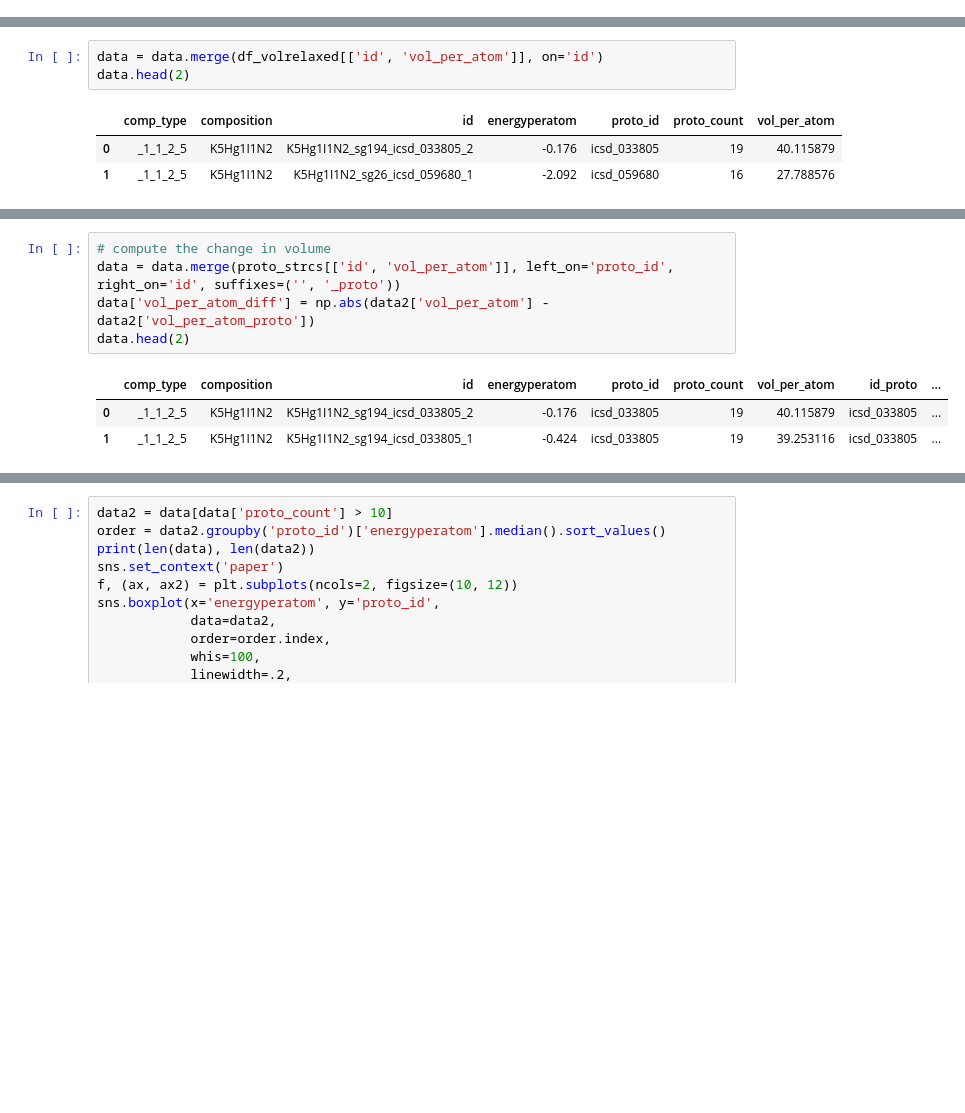
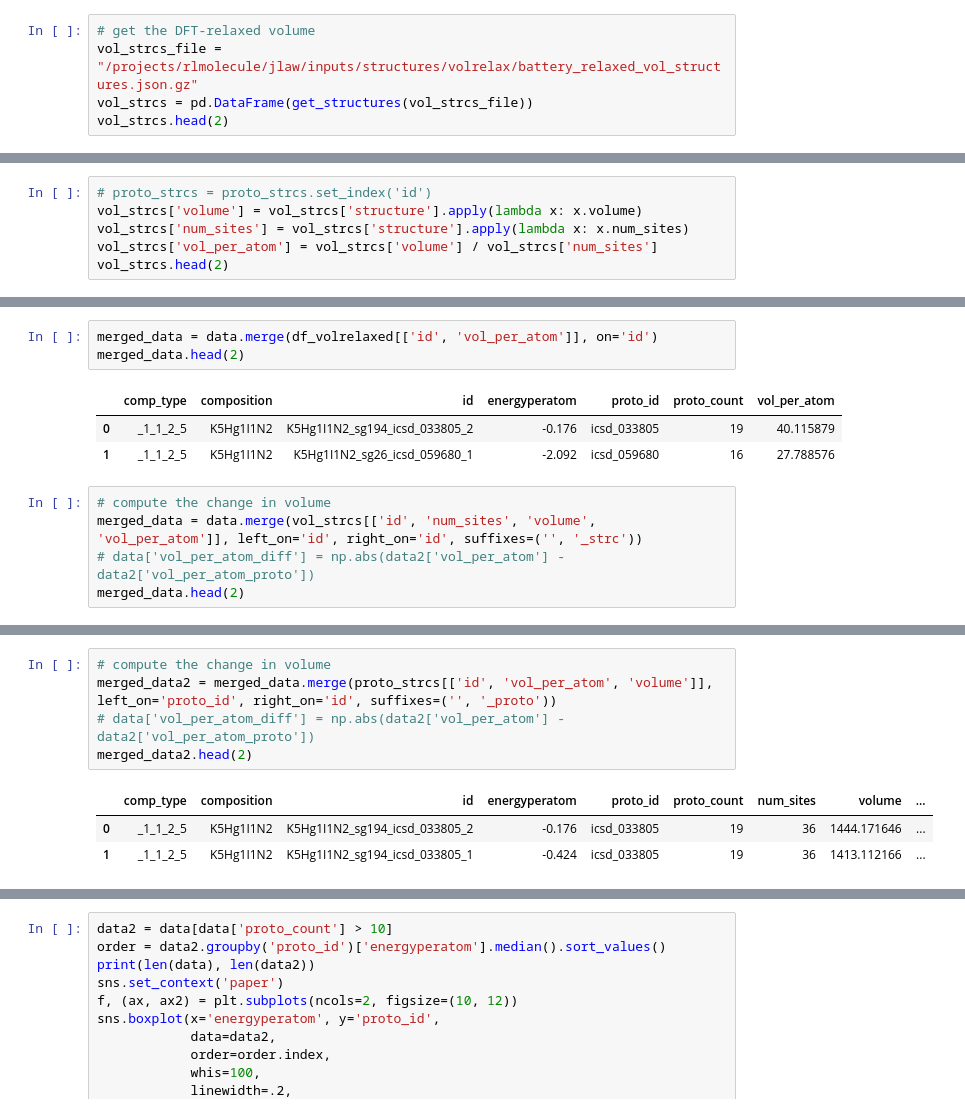
Before and after one commit to pstjohn/crystal-gnn-nfp-0.3, a Jupyter notebook: notebooks/20220326_volrelax_by_proto.ipynb, the cells around one changed output, grey strips where cells are left out. Saved outputs shown, nothing was run; the diff lists cells and outputs as text; blank space fills up the shorter version.

```diff
--- a/notebooks/20220326_volrelax_by_proto.ipynb
+++ b/notebooks/20220326_volrelax_by_proto.ipynb
@@ -144,3 +140,8 @@ proto_strcs.head(2)
 |  | rlcrystal_id | structure | id | volume | num_sites | vol_per_atom |
 | 0 | _1_1_1_2_3|orthorhombic|POSCAR_sg... | [[12.70681846 1.413475 0.1000818 ... | icsd_174512 | 467.617802 | 32 | 14.613056 |
 | 1 | _1_1_1_2_3|orthorhombic|POSCAR_sg... | [[ 6.13025 9.783375 17.3280125] K... | icsd_079945 | 1712.774790 | 128 | 13.381053 |
+# %%
+# get the DFT-relaxed volume
+vol_strcs_file = "/projects/rlmolecule/jlaw/inputs/structures/volrelax/battery_relaxed_vol_structures.json.gz"
+vol_strcs = pd.DataFrame(get_structures(vol_strcs_file))
+vol_strcs.head(2)
@@ -146,0 +152,6 @@ proto_strcs.head(2)
+# %%
+# proto_strcs = proto_strcs.set_index('id')
+vol_strcs['volume'] = vol_strcs['structure'].apply(lambda x: x.volume)
+vol_strcs['num_sites'] = vol_strcs['structure'].apply(lambda x: x.num_sites)
+vol_strcs['vol_per_atom'] = vol_strcs['volume'] / vol_strcs['num_sites']
+vol_strcs.head(2)
@@ -185,9 +200,14 @@ df_volrelaxed.head(2)
 | 0 | Zn1La3I2P3_sg189_icsd_076297_1 | [[1.55036141 2.68529936 0. ] La, ... | 234.748222 | 9 | 26.083136 | icsd_076297 |
 | 1 | Zn1La3I2P3_sg14_icsd_260350_1 | [[2.63923841 7.5685779 0.38571714... | 1487.586192 | 36 | 41.321839 | icsd_260350 |
 # %%
-data = data.merge(df_volrelaxed[['id', 'vol_per_atom']], on='id')
-data.head(2)
+merged_data = data.merge(df_volrelaxed[['id', 'vol_per_atom']], on='id')
+merged_data.head(2)
 # %% [output]
 |  | comp_type | composition | id | energyperatom | proto_id | proto_count | vol_per_atom |
 | 0 | _1_1_2_5 | K5Hg1I1N2 | K5Hg1I1N2_sg194_icsd_033805_2 | -0.176 | icsd_033805 | 19 | 40.115879 |
 | 1 | _1_1_2_5 | K5Hg1I1N2 | K5Hg1I1N2_sg26_icsd_059680_1 | -2.092 | icsd_059680 | 16 | 27.788576 |
+# %%
+# compute the change in volume
+merged_data = data.merge(vol_strcs[['id', 'num_sites', 'volume', 'vol_per_atom']], left_on='id', right_on='id', suffixes=('', '_strc'))
+# data['vol_per_atom_diff'] = np.abs(data2['vol_per_atom'] - data2['vol_per_atom_proto'])
+merged_data.head(2)
@@ -194,9 +230,9 @@ data.head(2)
 # %%
 # compute the change in volume
-data = data.merge(proto_strcs[['id', 'vol_per_atom']], left_on='proto_id', right_on='id', suffixes=('', '_proto'))
-data['vol_per_atom_diff'] = np.abs(data2['vol_per_atom'] - data2['vol_per_atom_proto'])
-data.head(2)
+merged_data2 = merged_data.merge(proto_strcs[['id', 'vol_per_atom', 'volume']], left_on='proto_id', right_on='id', suffixes=('', '_proto'))
+# data['vol_per_atom_diff'] = np.abs(data2['vol_per_atom'] - data2['vol_per_atom_proto'])
+merged_data2.head(2)
 # %% [output]
-|  | comp_type | composition | id | energyperatom | proto_id | proto_count | vol_per_atom | id_proto | ... |
-| 0 | _1_1_2_5 | K5Hg1I1N2 | K5Hg1I1N2_sg194_icsd_033805_2 | -0.176 | icsd_033805 | 19 | 40.115879 | icsd_033805 | ... |
-| 1 | _1_1_2_5 | K5Hg1I1N2 | K5Hg1I1N2_sg194_icsd_033805_1 | -0.424 | icsd_033805 | 19 | 39.253116 | icsd_033805 | ... |
+|  | comp_type | composition | id | energyperatom | proto_id | proto_count | num_sites | volume | ... |
+| 0 | _1_1_2_5 | K5Hg1I1N2 | K5Hg1I1N2_sg194_icsd_033805_2 | -0.176 | icsd_033805 | 19 | 36 | 1444.171646 | ... |
+| 1 | _1_1_2_5 | K5Hg1I1N2 | K5Hg1I1N2_sg194_icsd_033805_1 | -0.424 | icsd_033805 | 19 | 36 | 1413.112166 | ... |
```
Also changed, not shown: parts of 12 cells of this notebook, 5 other files.
